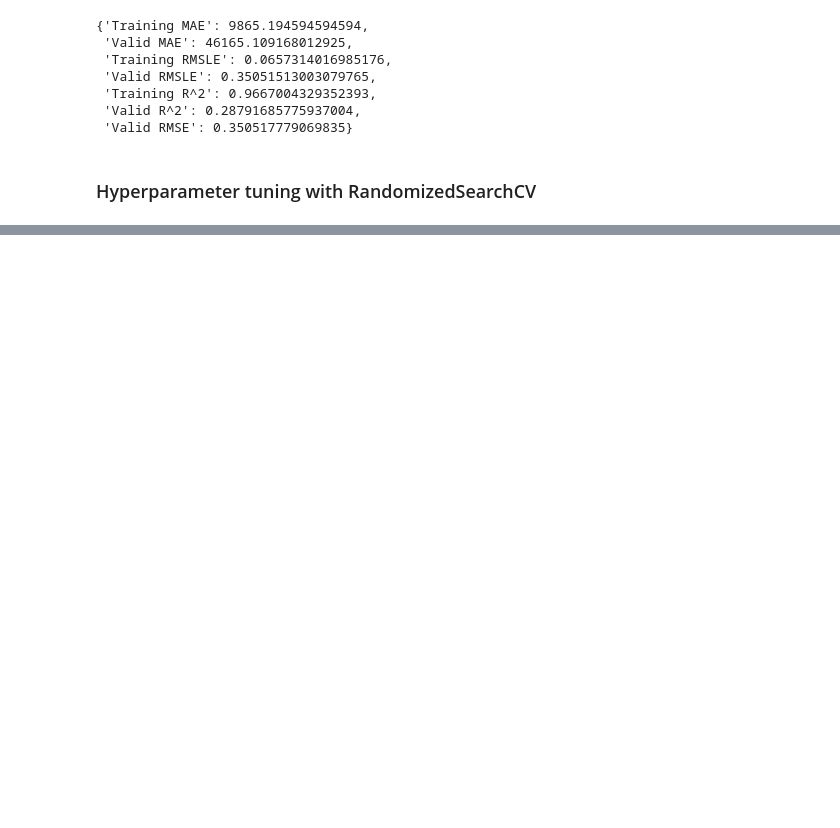
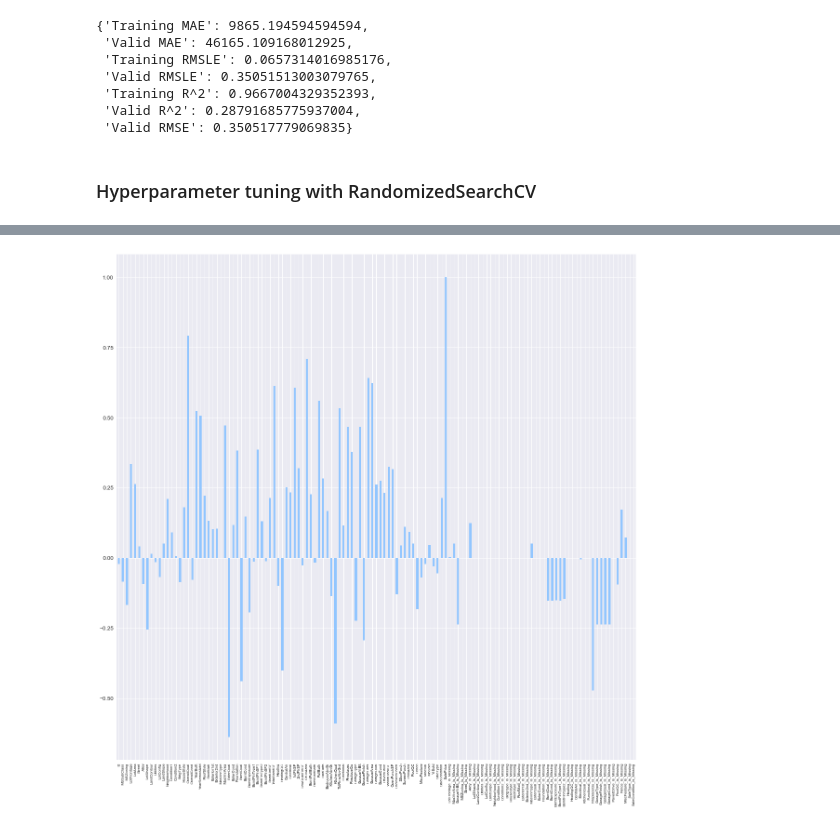
Before and after one commit to n1az/house-price-prediction, a Jupyter notebook: House Price.ipynb, the cells around one changed output, grey strips where cells are left out. Saved outputs shown, nothing was run; the diff lists cells and outputs as text; code cells hidden in the pictures; blank space fills up the shorter version.

```diff
--- a/House Price.ipynb
+++ b/House Price.ipynb
@@ -377,0 +484,7 @@ show_scores(rs_model)
+# %%
+fig, ax = plt.subplots(figsize=(20,20))
+corr_mat.plot.bar()
+plt.xticks(fontsize=8)
+plt.yticks(fontsize=12);
+# %% [output]
+[figure, added]
```
Also changed, not shown: parts of 15 cells of this notebook, 1 other file.
